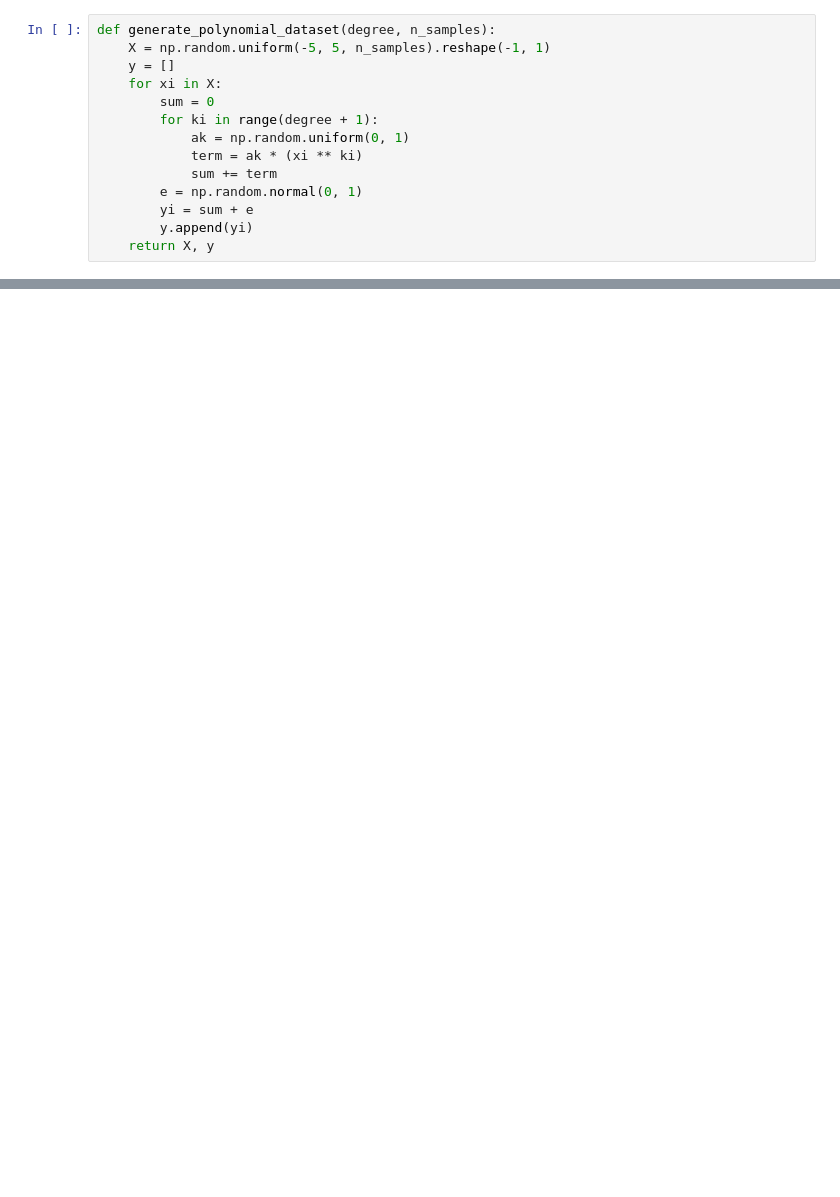
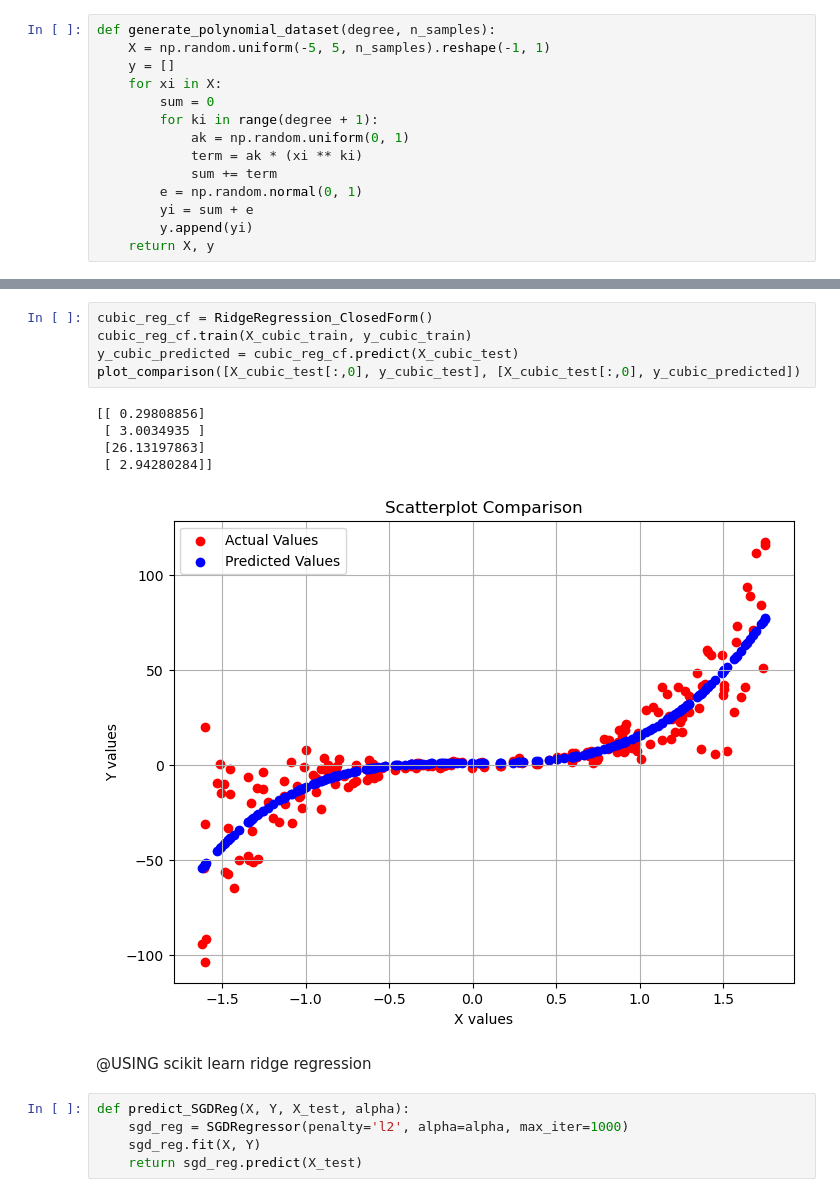
Before and after one commit to b0b3000/MachineLearningProject1, a Jupyter notebook: project.ipynb, the cells around one changed output, grey strips where cells are left out. Cells and saved outputs as stored; diff of their text form; blank space fills up the shorter version.

```diff
--- a/project.ipynb
+++ b/project.ipynb
@@ -69,0 +112,18 @@ print(w_hat)
+# %%
+cubic_reg_cf = RidgeRegression_ClosedForm()
+cubic_reg_cf.train(X_cubic_train, y_cubic_train)
+y_cubic_predicted = cubic_reg_cf.predict(X_cubic_test)
+plot_comparison([X_cubic_test[:,0], y_cubic_test], [X_cubic_test[:,0], y_cubic_predicted])
+# %% [output]
+[[ 0.29808856]
+ [ 3.0034935 ]
+ [26.13197863]
+ [ 2.94280284]]
+[figure, added]
+# %% [markdown]
+@USING scikit learn ridge regression
+# %%
+def predict_SGDReg(X, Y, X_test, alpha):
+    sgd_reg = SGDRegressor(penalty='l2', alpha=alpha, max_iter=1000)
+    sgd_reg.fit(X, Y)
+    return sgd_reg.predict(X_test)
```
Also changed, not shown: parts of 12 cells of this notebook.
